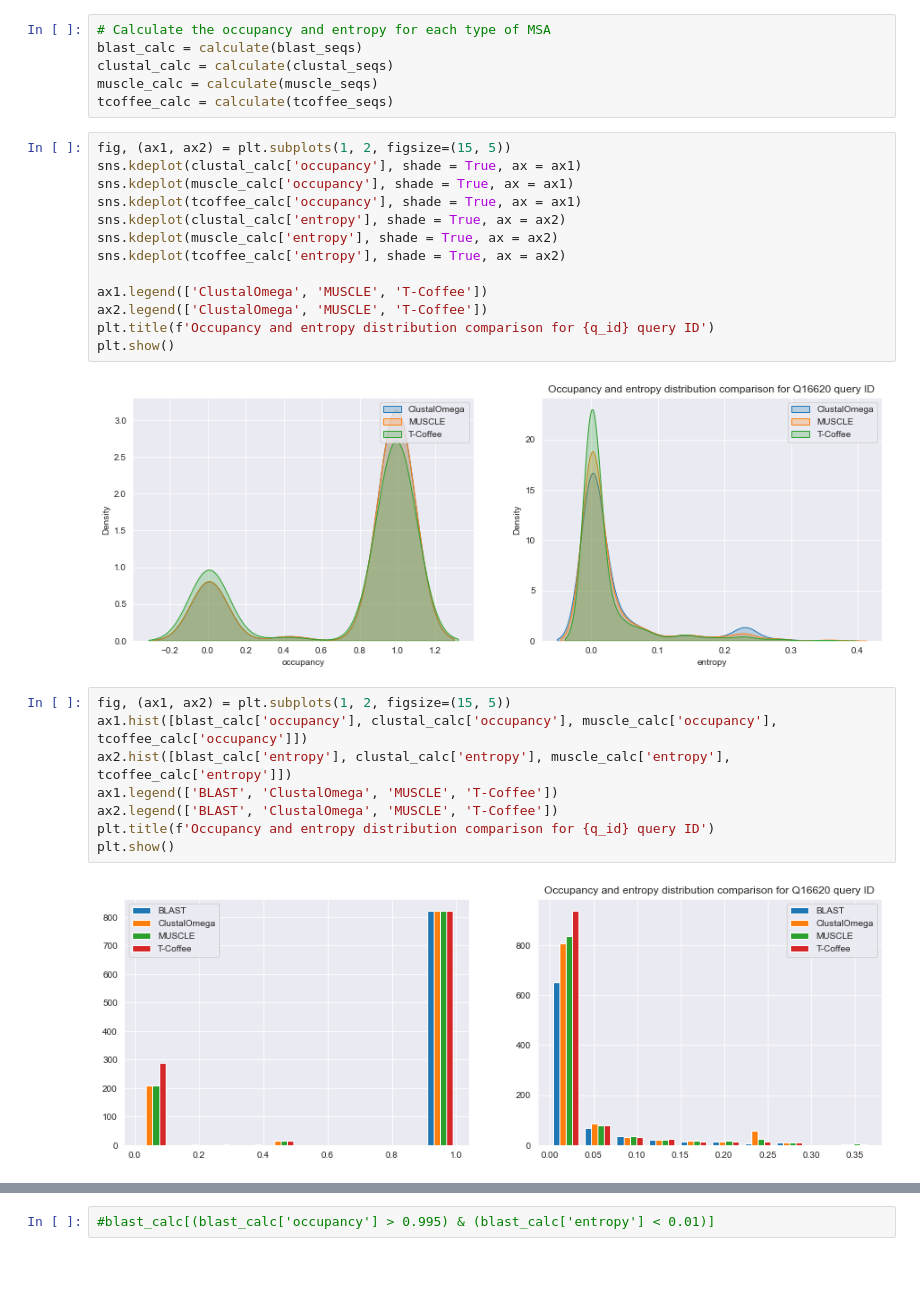
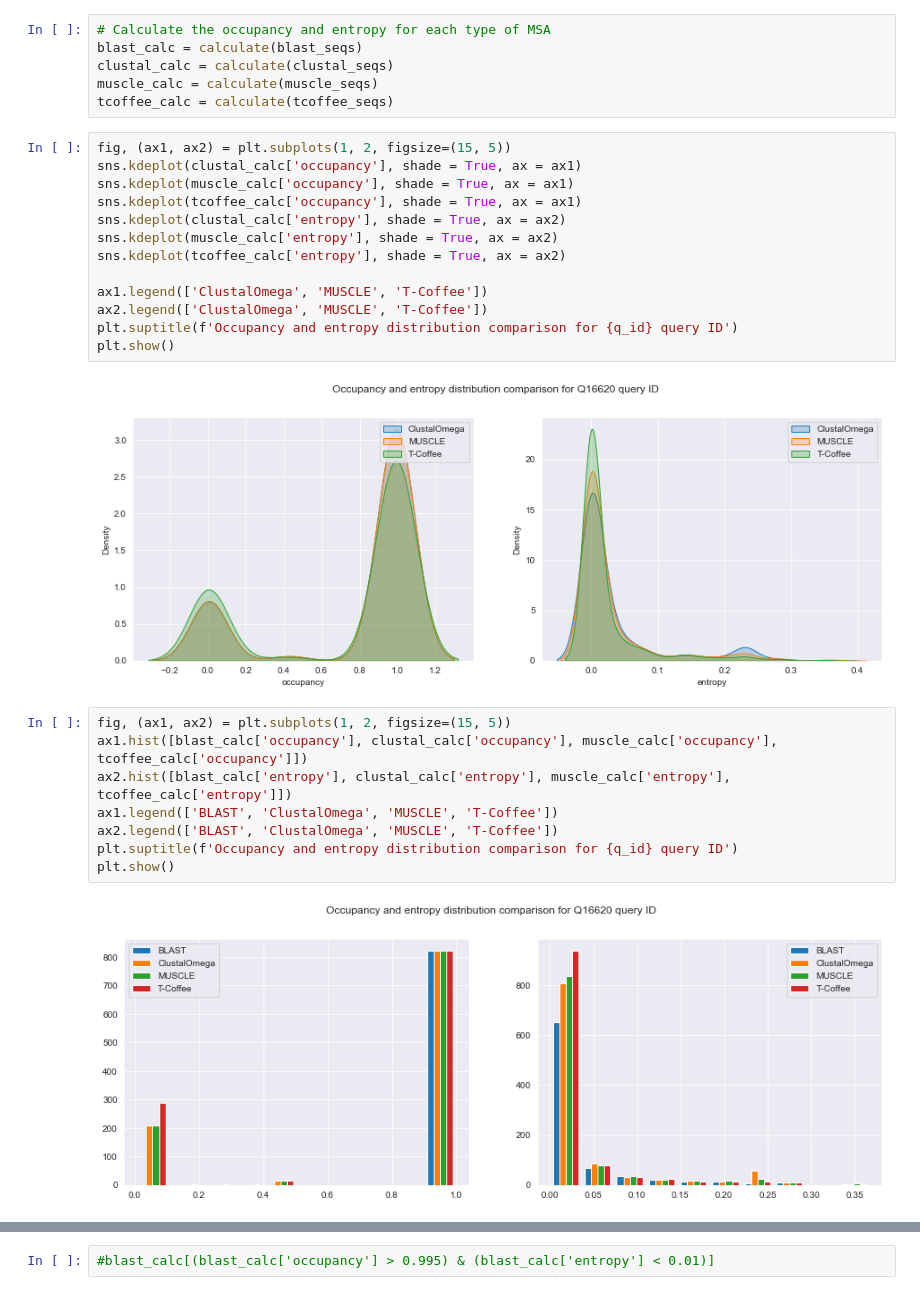
Before and after one commit to AlyaHarvelle/HMMER, a Jupyter notebook: MSA_0305.ipynb, the cells around one changed output, grey strips where cells are left out. Saved outputs shown, nothing was run; the diff lists cells and outputs as text; blank space fills up the shorter version.

```diff
--- a/MSA_0305.ipynb
+++ b/MSA_0305.ipynb
@@ -181,28 +180,28 @@ tcoffee_calc = calculate(tcoffee_seqs)
 # %%
 fig, (ax1, ax2) = plt.subplots(1, 2, figsize=(15, 5))
 sns.kdeplot(clustal_calc['occupancy'], shade = True, ax = ax1)
 sns.kdeplot(muscle_calc['occupancy'], shade = True, ax = ax1)
 sns.kdeplot(tcoffee_calc['occupancy'], shade = True, ax = ax1)
 sns.kdeplot(clustal_calc['entropy'], shade = True, ax = ax2)
 sns.kdeplot(muscle_calc['entropy'], shade = True, ax = ax2)
 sns.kdeplot(tcoffee_calc['entropy'], shade = True, ax = ax2)
 
 ax1.legend(['ClustalOmega', 'MUSCLE', 'T-Coffee'])
 ax2.legend(['ClustalOmega', 'MUSCLE', 'T-Coffee'])
-plt.title(f'Occupancy and entropy distribution comparison for {q_id} query ID')
+plt.suptitle(f'Occupancy and entropy distribution comparison for {q_id} query ID')
 plt.show()
 # %% [output]
-[figure, old version]
+[figure, new version]
 # %%
 fig, (ax1, ax2) = plt.subplots(1, 2, figsize=(15, 5))
 ax1.hist([blast_calc['occupancy'], clustal_calc['occupancy'], muscle_calc['occupancy'], tcoffee_calc['occupancy']])
 ax2.hist([blast_calc['entropy'], clustal_calc['entropy'], muscle_calc['entropy'], tcoffee_calc['entropy']])
 ax1.legend(['BLAST', 'ClustalOmega', 'MUSCLE', 'T-Coffee'])
 ax2.legend(['BLAST', 'ClustalOmega', 'MUSCLE', 'T-Coffee'])
-plt.title(f'Occupancy and entropy distribution comparison for {q_id} query ID')
+plt.suptitle(f'Occupancy and entropy distribution comparison for {q_id} query ID')
 plt.show()
 # %% [output]
-[figure, old version]
+[figure, new version]
 # %%
 fig, (ax1, ax2) = plt.subplots(1, 2, figsize=(15, 5))
 ax1.scatter(blast_calc['occupancy'], blast_calc['pos'])
```
Also changed, not shown: parts of 2 cells of this notebook.
